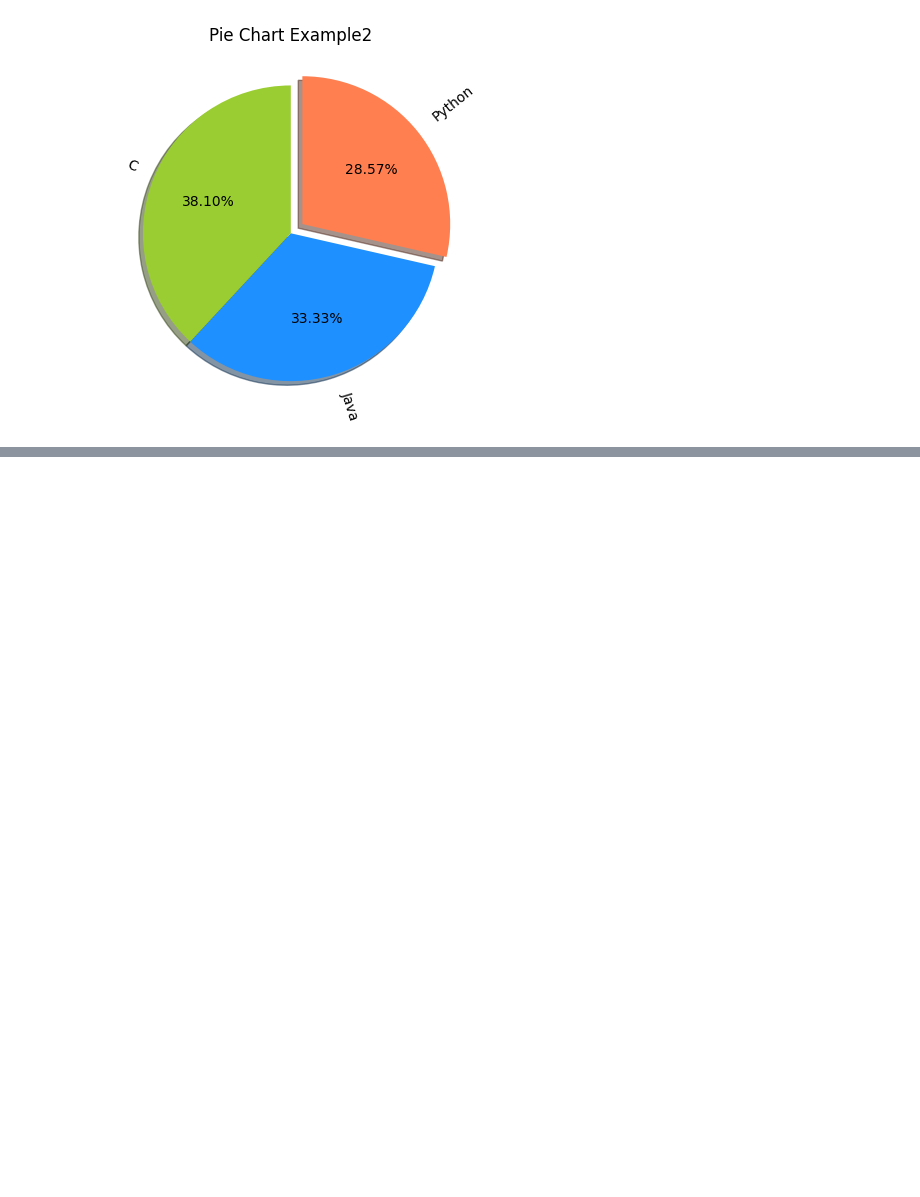
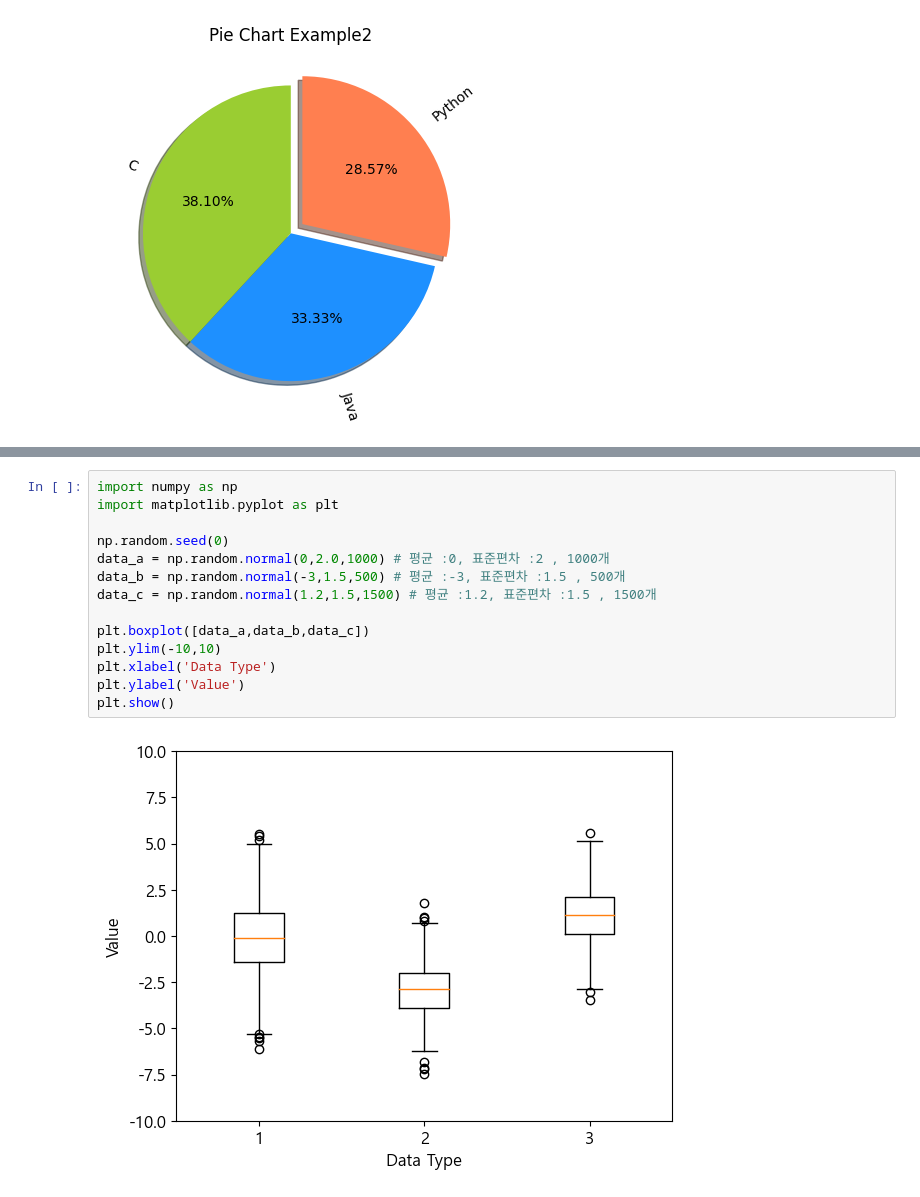
Before and after one commit to jjh9329/numpy-study, a Jupyter notebook: 03.Visualization/Matplotlib 실습.ipynb, the cells around one changed output, grey strips where cells are left out. Saved outputs shown, nothing was run; the diff lists cells and outputs as text; blank space fills up the shorter version.

Commit message:
matplotlib0512

```diff
--- a/03.Visualization/Matplotlib 실습.ipynb
+++ b/03.Visualization/Matplotlib 실습.ipynb
@@ -453,0 +465,16 @@ plt.show()
+# %%
+import numpy as np
+import matplotlib.pyplot as plt
+
+np.random.seed(0)
+data_a = np.random.normal(0,2.0,1000) # 평균 :0, 표준편차 :2 , 1000개
+data_b = np.random.normal(-3,1.5,500) # 평균 :-3, 표준편차 :1.5 , 500개
+data_c = np.random.normal(1.2,1.5,1500) # 평균 :1.2, 표준편차 :1.5 , 1500개
+
+plt.boxplot([data_a,data_b,data_c])
+plt.ylim(-10,10)
+plt.xlabel('Data Type')
+plt.ylabel('Value')
+plt.show()
+# %% [output]
+[figure, added]
```
Also changed, not shown: parts of 9 cells of this notebook, 1 other file.
